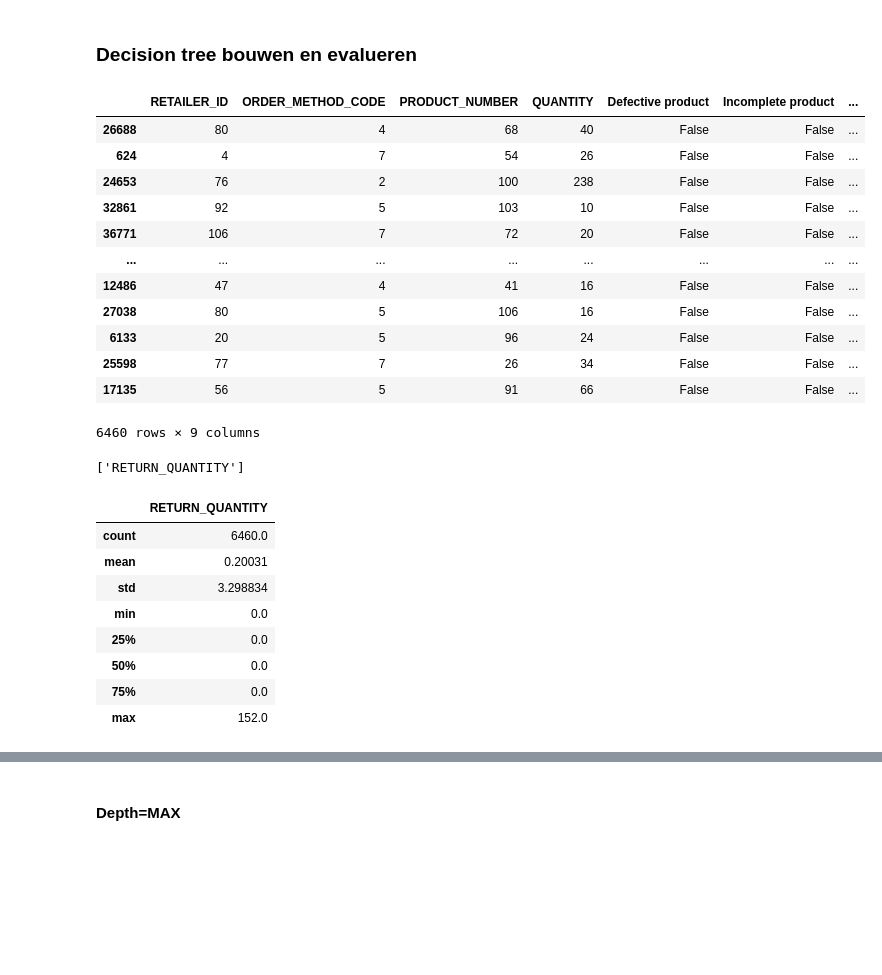
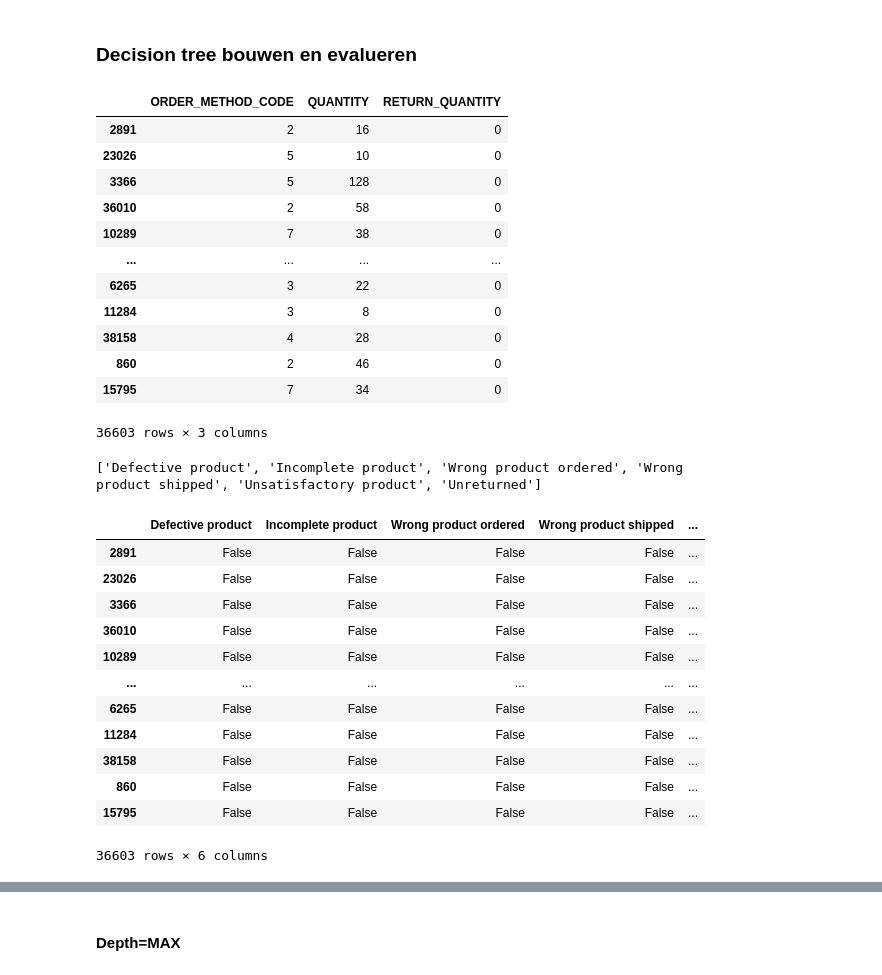
Before and after one commit to DKnightAnon/DEDS_repository, a Jupyter notebook: Week 8/Practicum_8.2_Classificatiemodellen.ipynb, the cells around one changed output, grey strips where cells are left out. Saved outputs shown, nothing was run; the diff lists cells and outputs as text; code cells hidden in the pictures; blank space fills up the shorter version.

```diff
--- a/Week 8/Practicum_8.2_Classificatiemodellen.ipynb
+++ b/Week 8/Practicum_8.2_Classificatiemodellen.ipynb
@@ -109,21 +109,21 @@ dataset = pd.merge(dataset, returned_item, left_on="ORDER_DETAIL_CODE", how="lef
 dataset["RETAILER_ID"] = pd.factorize(dataset['RETAILER_NAME'].tolist())[0]
 
 dataset = dataset.loc[:, [
-    "RETAILER_ID",
+    # "RETAILER_ID",
     # "ORDER_DATE",
     # "RETURN_DATE",
     "ORDER_METHOD_CODE",
-    "PRODUCT_NUMBER",
+    # "PRODUCT_NUMBER",
     "RETURN_REASON_CODE",
     "QUANTITY",
     "RETURN_QUANTITY"
     ]]
 
-dataset["PRODUCT_NUMBER"] = dataset["PRODUCT_NUMBER"].astype(int)
+# dataset["PRODUCT_NUMBER"] = dataset["PRODUCT_NUMBER"].astype(int)
 dataset["ORDER_METHOD_CODE"] = dataset["ORDER_METHOD_CODE"].astype(int)
 # dataset["ORDER_DATE"] = pd.to_datetime(dataset["ORDER_DATE"])
 # dataset["RETURN_DATE"] = pd.to_datetime(dataset["RETURN_DATE"])
-# dataset["RETURN_REASON_CODE"] = dataset["RETURN_REASON_CODE"].astype(int)
+dataset["RETURN_REASON_CODE"] = dataset["RETURN_REASON_CODE"].fillna(6).astype(str)
 dataset["RETURN_QUANTITY"] = dataset["RETURN_QUANTITY"].fillna(0).astype(int)
 # dataset["RETURN_QUANTITY"] = dataset["RETURN_QUANTITY"].astype(float)
 
@@ -164,10 +162,11 @@ dummies_dataframe = dummies_dataframe.rename(columns= {
     "RETURN_REASON_CODE_2" : "Incomplete product",
     "RETURN_REASON_CODE_3" : "Wrong product ordered",
     "RETURN_REASON_CODE_4" : "Wrong product shipped",
-    "RETURN_REASON_CODE_5" : "Unsatisfactory product"
+    "RETURN_REASON_CODE_5" : "Unsatisfactory product",
+    "RETURN_REASON_CODE_6" : "Unreturned"
  })
 
 
 
-dummies_dataframe
+print(f"{dummies_dataframe.dtypes}\n\n{dummies_dataframe.count()}")
 # %% [output]
@@ -206,7 +206,14 @@ Unsatisfactory product    boolean
 dtype: object
 # %%
-x_dataset = dataset.drop(["RETURN_QUANTITY"], axis=1)
-y_dataset = dataset.loc[:,["RETURN_QUANTITY"]]
+columns = ["Defective product",
+           "Incomplete product",
+           "Wrong product ordered",
+           "Wrong product shipped",
+           "Unsatisfactory product",
+           "Unreturned"]
+
+x_dataset = dataset.drop(columns, axis=1)
+y_dataset = dataset.loc[:,columns]
 
 # display(x_dataset)
 # display(y_dataset)
@@ -240,39 +243,44 @@ display(y_dataset.describe())
 # %%
 x_train, x_test, y_train, y_test = train_test_split(
     x_dataset,
     y_dataset,
     test_size=0.15, #Percentage van de datasets dat opzij wordt gezet voor test doeleinden
     random_state=42 #zorgt ervoor dat resultaten consistent blijven. Arbitrair nummer
 )
 
 # print(list(x_train.columns))
-display(x_test)
+display(x_train)
 # print(list(x_test.columns))
 
 print(list(y_train.columns))
 # print(list(y_test.columns))
-display(y_test.describe())
+# display(y_test.describe())
+display(y_train)
 # %% [output]
-|  | RETAILER_ID | ORDER_METHOD_CODE | PRODUCT_NUMBER | QUANTITY | Defective product | Incomplete product | ... |
-| 26688 | 80 | 4 | 68 | 40 | False | False | ... |
-| 624 | 4 | 7 | 54 | 26 | False | False | ... |
-| 24653 | 76 | 2 | 100 | 238 | False | False | ... |
-| 32861 | 92 | 5 | 103 | 10 | False | False | ... |
-| 36771 | 106 | 7 | 72 | 20 | False | False | ... |
-| ... | ... | ... | ... | ... | ... | ... | ... |
-| 12486 | 47 | 4 | 41 | 16 | False | False | ... |
-| 27038 | 80 | 5 | 106 | 16 | False | False | ... |
-| 6133 | 20 | 5 | 96 | 24 | False | False | ... |
-| 25598 | 77 | 7 | 26 | 34 | False | False | ... |
-| 17135 | 56 | 5 | 91 | 66 | False | False | ... |
+|  | ORDER_METHOD_CODE | QUANTITY | RETURN_QUANTITY |
+| 2891 | 2 | 16 | 0 |
+| 23026 | 5 | 10 | 0 |
+| 3366 | 5 | 128 | 0 |
+| 36010 | 2 | 58 | 0 |
+| 10289 | 7 | 38 | 0 |
+| ... | ... | ... | ... |
+| 6265 | 3 | 22 | 0 |
+| 11284 | 3 | 8 | 0 |
+| 38158 | 4 | 28 | 0 |
+| 860 | 2 | 46 | 0 |
+| 15795 | 7 | 34 | 0 |
-6460 rows × 9 columns
+36603 rows × 3 columns
-['RETURN_QUANTITY']
+['Defective product', 'Incomplete product', 'Wrong product ordered', 'Wrong product shipped', 'Unsatisfactory product', 'Unreturned']
-|  | RETURN_QUANTITY |
-| count | 6460.0 |
-| mean | 0.20031 |
-| std | 3.298834 |
-| min | 0.0 |
-| 25% | 0.0 |
-| 50% | 0.0 |
-| 75% | 0.0 |
-| max | 152.0 |
+|  | Defective product | Incomplete product | Wrong product ordered | Wrong product shipped | ... |
+| 2891 | False | False | False | False | ... |
+| 23026 | False | False | False | False | ... |
+| 3366 | False | False | False | False | ... |
+| 36010 | False | False | False | False | ... |
+| 10289 | False | False | False | False | ... |
+| ... | ... | ... | ... | ... | ... |
+| 6265 | False | False | False | False | ... |
+| 11284 | False | False | False | False | ... |
+| 38158 | False | False | False | False | ... |
+| 860 | False | False | False | False | ... |
+| 15795 | False | False | False | False | ... |
+36603 rows × 6 columns
```
Also changed, not shown: parts of 16 cells of this notebook, 2 other files.
